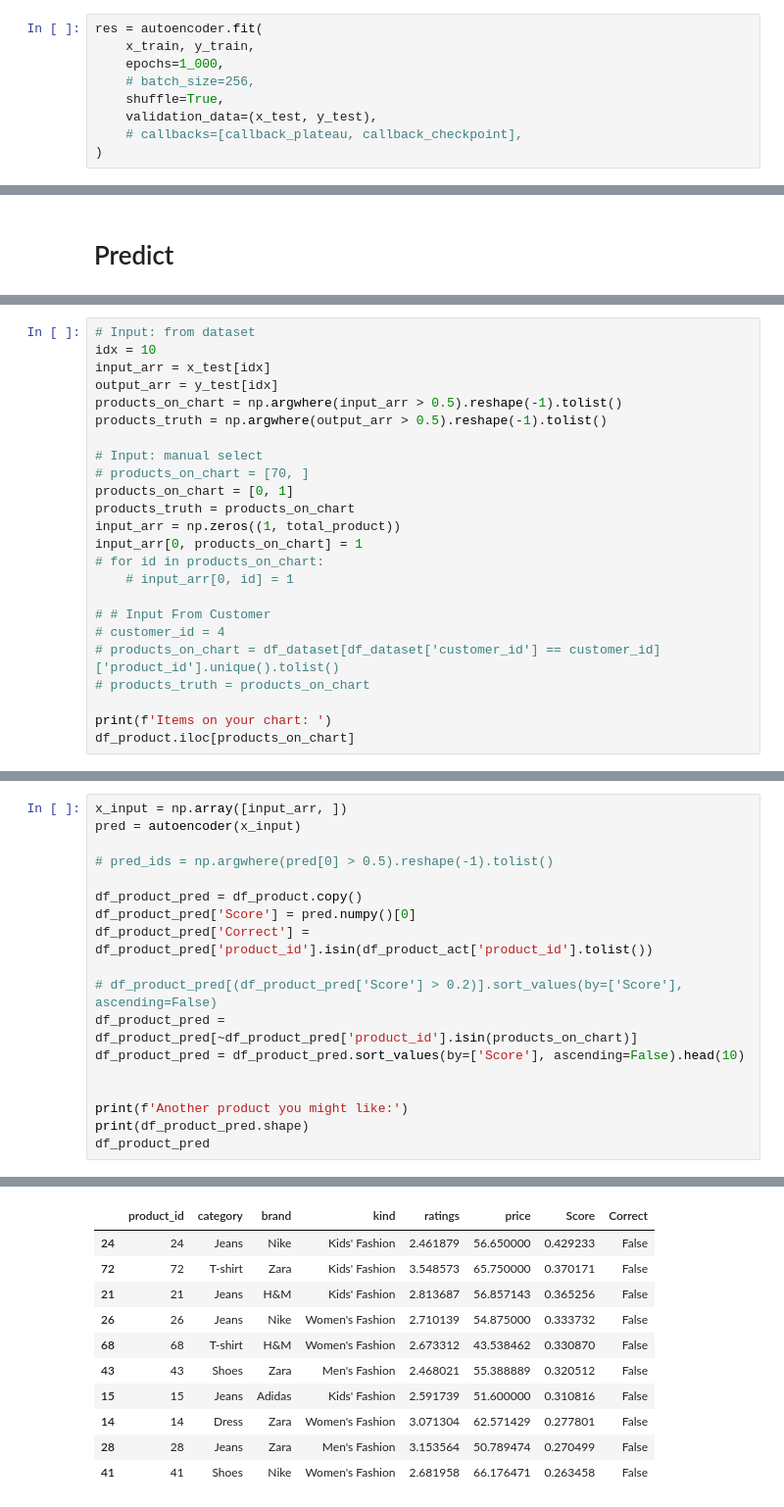
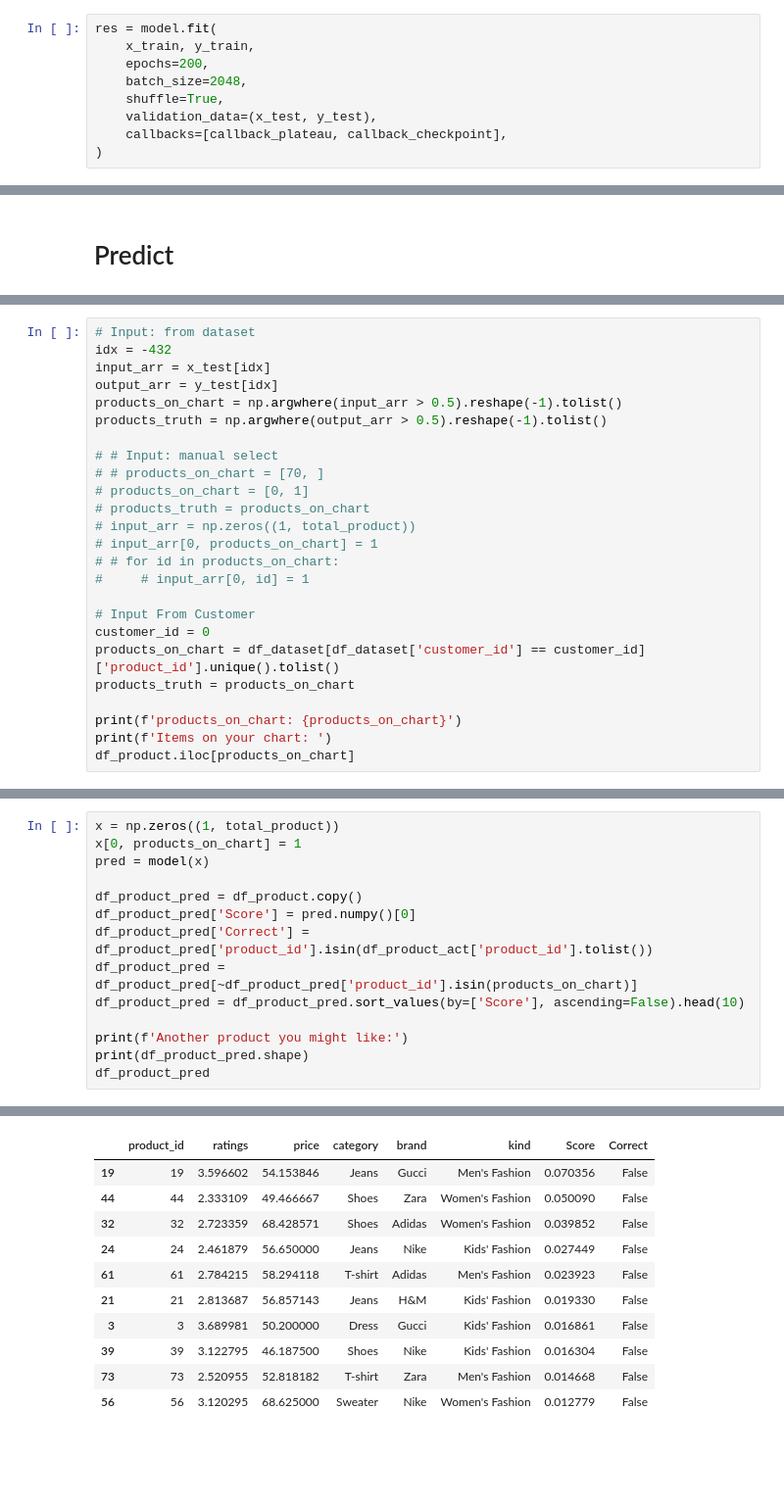
Before and after one commit to kangsyahrul/skilvul-recommender-system, a Jupyter notebook: notebooks/modelling.ipynb, the cells around one changed output, grey strips where cells are left out. Shown at 98% size. Cells and saved outputs as stored; diff of their text form; blank space fills up the shorter version.

Commit message:
Use autoencoder and finalize documentation

```diff
--- a/notebooks/modelling.ipynb
+++ b/notebooks/modelling.ipynb
@@ -365,12 +233,12 @@ callback_checkpoint = tf.keras.callbacks.ModelCheckpoint(
     save_freq='epoch',
 )
 # %%
-res = autoencoder.fit(
+res = model.fit(
     x_train, y_train,
-    epochs=1_000,
-    # batch_size=256,
+    epochs=200,
+    batch_size=2048,
     shuffle=True,
     validation_data=(x_test, y_test),
-    # callbacks=[callback_plateau, callback_checkpoint],
+    callbacks=[callback_plateau, callback_checkpoint],
 )
 # %% [output]
@@ -472,25 +318,26 @@ products_on_chart
 # %%
 # Input: from dataset
-idx = 10
+idx = -432
 input_arr = x_test[idx]
 output_arr = y_test[idx]
 products_on_chart = np.argwhere(input_arr > 0.5).reshape(-1).tolist()
 products_truth = np.argwhere(output_arr > 0.5).reshape(-1).tolist()
 
-# Input: manual select
-# products_on_chart = [70, ]
-products_on_chart = [0, 1]
+# # Input: manual select
+# # products_on_chart = [70, ]
+# products_on_chart = [0, 1]
+# products_truth = products_on_chart
+# input_arr = np.zeros((1, total_product))
+# input_arr[0, products_on_chart] = 1
+# # for id in products_on_chart:
+#     # input_arr[0, id] = 1
+
+# Input From Customer
+customer_id = 0
+products_on_chart = df_dataset[df_dataset['customer_id'] == customer_id]['product_id'].unique().tolist()
 products_truth = products_on_chart
-input_arr = np.zeros((1, total_product))
-input_arr[0, products_on_chart] = 1
-# for id in products_on_chart:
-    # input_arr[0, id] = 1
 
-# # Input From Customer
-# customer_id = 4
-# products_on_chart = df_dataset[df_dataset['customer_id'] == customer_id]['product_id'].unique().tolist()
-# products_truth = products_on_chart
-
+print(f'products_on_chart: {products_on_chart}')
 print(f'Items on your chart: ')
 df_product.iloc[products_on_chart]
 # %% [output]
@@ -520,32 +372,28 @@ Another Product you actualy buy:
 # %%
-x_input = np.array([input_arr, ])
-pred = autoencoder(x_input)
-
-# pred_ids = np.argwhere(pred[0] > 0.5).reshape(-1).tolist()
+x = np.zeros((1, total_product))
+x[0, products_on_chart] = 1
+pred = model(x)
 
 df_product_pred = df_product.copy()
 df_product_pred['Score'] = pred.numpy()[0]
 df_product_pred['Correct'] = df_product_pred['product_id'].isin(df_product_act['product_id'].tolist())
-
-# df_product_pred[(df_product_pred['Score'] > 0.2)].sort_values(by=['Score'], ascending=False)
 df_product_pred = df_product_pred[~df_product_pred['product_id'].isin(products_on_chart)]
 df_product_pred = df_product_pred.sort_values(by=['Score'], ascending=False).head(10)
-
 
 print(f'Another product you might like:')
 print(df_product_pred.shape)
 df_product_pred
 # %% [output]
 Another product you might like:
 (10, 8)
-|  | product_id | category | brand | kind | ratings | price | Score | Correct |
-| 24 | 24 | Jeans | Nike | Kids' Fashion | 2.461879 | 56.650000 | 0.429233 | False |
-| 72 | 72 | T-shirt | Zara | Kids' Fashion | 3.548573 | 65.750000 | 0.370171 | False |
-| 21 | 21 | Jeans | H&M | Kids' Fashion | 2.813687 | 56.857143 | 0.365256 | False |
-| 26 | 26 | Jeans | Nike | Women's Fashion | 2.710139 | 54.875000 | 0.333732 | False |
-| 68 | 68 | T-shirt | H&M | Women's Fashion | 2.673312 | 43.538462 | 0.330870 | False |
-| 43 | 43 | Shoes | Zara | Men's Fashion | 2.468021 | 55.388889 | 0.320512 | False |
-| 15 | 15 | Jeans | Adidas | Kids' Fashion | 2.591739 | 51.600000 | 0.310816 | False |
-| 14 | 14 | Dress | Zara | Women's Fashion | 3.071304 | 62.571429 | 0.277801 | False |
-| 28 | 28 | Jeans | Zara | Men's Fashion | 3.153564 | 50.789474 | 0.270499 | False |
-| 41 | 41 | Shoes | Nike | Women's Fashion | 2.681958 | 66.176471 | 0.263458 | False |
+|  | product_id | ratings | price | category | brand | kind | Score | Correct |
+| 19 | 19 | 3.596602 | 54.153846 | Jeans | Gucci | Men's Fashion | 0.070356 | False |
+| 44 | 44 | 2.333109 | 49.466667 | Shoes | Zara | Women's Fashion | 0.050090 | False |
+| 32 | 32 | 2.723359 | 68.428571 | Shoes | Adidas | Women's Fashion | 0.039852 | False |
+| 24 | 24 | 2.461879 | 56.650000 | Jeans | Nike | Kids' Fashion | 0.027449 | False |
+| 61 | 61 | 2.784215 | 58.294118 | T-shirt | Adidas | Men's Fashion | 0.023923 | False |
+| 21 | 21 | 2.813687 | 56.857143 | Jeans | H&M | Kids' Fashion | 0.019330 | False |
+| 3 | 3 | 3.689981 | 50.200000 | Dress | Gucci | Kids' Fashion | 0.016861 | False |
+| 39 | 39 | 3.122795 | 46.187500 | Shoes | Nike | Kids' Fashion | 0.016304 | False |
+| 73 | 73 | 2.520955 | 52.818182 | T-shirt | Zara | Men's Fashion | 0.014668 | False |
+| 56 | 56 | 3.120295 | 68.625000 | Sweater | Nike | Women's Fashion | 0.012779 | False |
```
Also changed, not shown: parts of 39 cells of this notebook, 29 other files.
